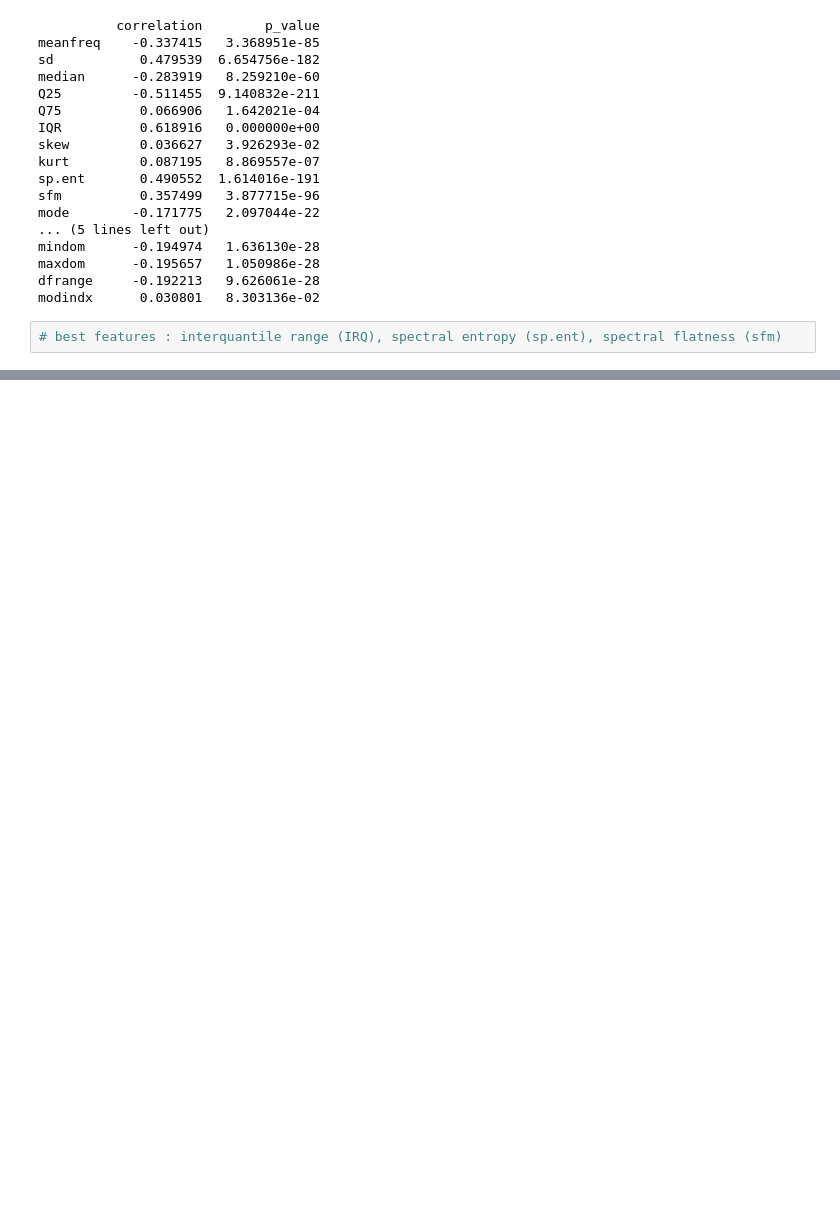
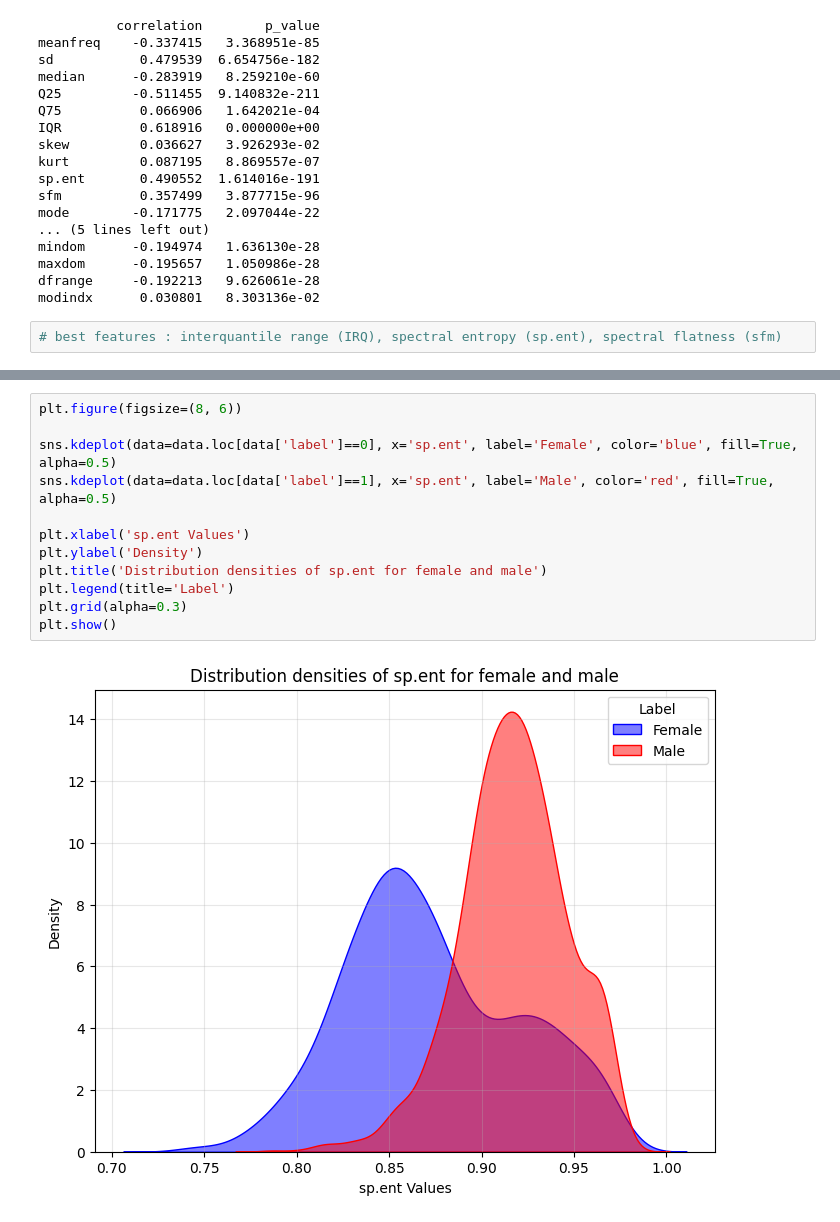
Before and after one commit to antoinerougier/AML, a Jupyter notebook: src/notebook/data_analysis.ipynb, the cells around one changed output, grey strips where cells are left out. Cells and saved outputs as stored; diff of their text form; blank space fills up the shorter version.

```diff
--- a/src/notebook/data_analysis.ipynb
+++ b/src/notebook/data_analysis.ipynb
@@ -77,3 +156,17 @@ fig.show()
+# %%
+plt.figure(figsize=(8, 6))
+
+sns.kdeplot(data=data.loc[data['label']==0], x='sp.ent', label='Female', color='blue', fill=True, alpha=0.5)
+sns.kdeplot(data=data.loc[data['label']==1], x='sp.ent', label='Male', color='red', fill=True, alpha=0.5)
+
+plt.xlabel('sp.ent Values')
+plt.ylabel('Density')
+plt.title('Distribution densities of sp.ent for female and male')
+plt.legend(title='Label')
+plt.grid(alpha=0.3)
+plt.show()
+# %% [output]
+[figure, added]
 # %%
 fig = px.box(
     data,
```
Also changed, not shown: parts of 16 cells of this notebook.
